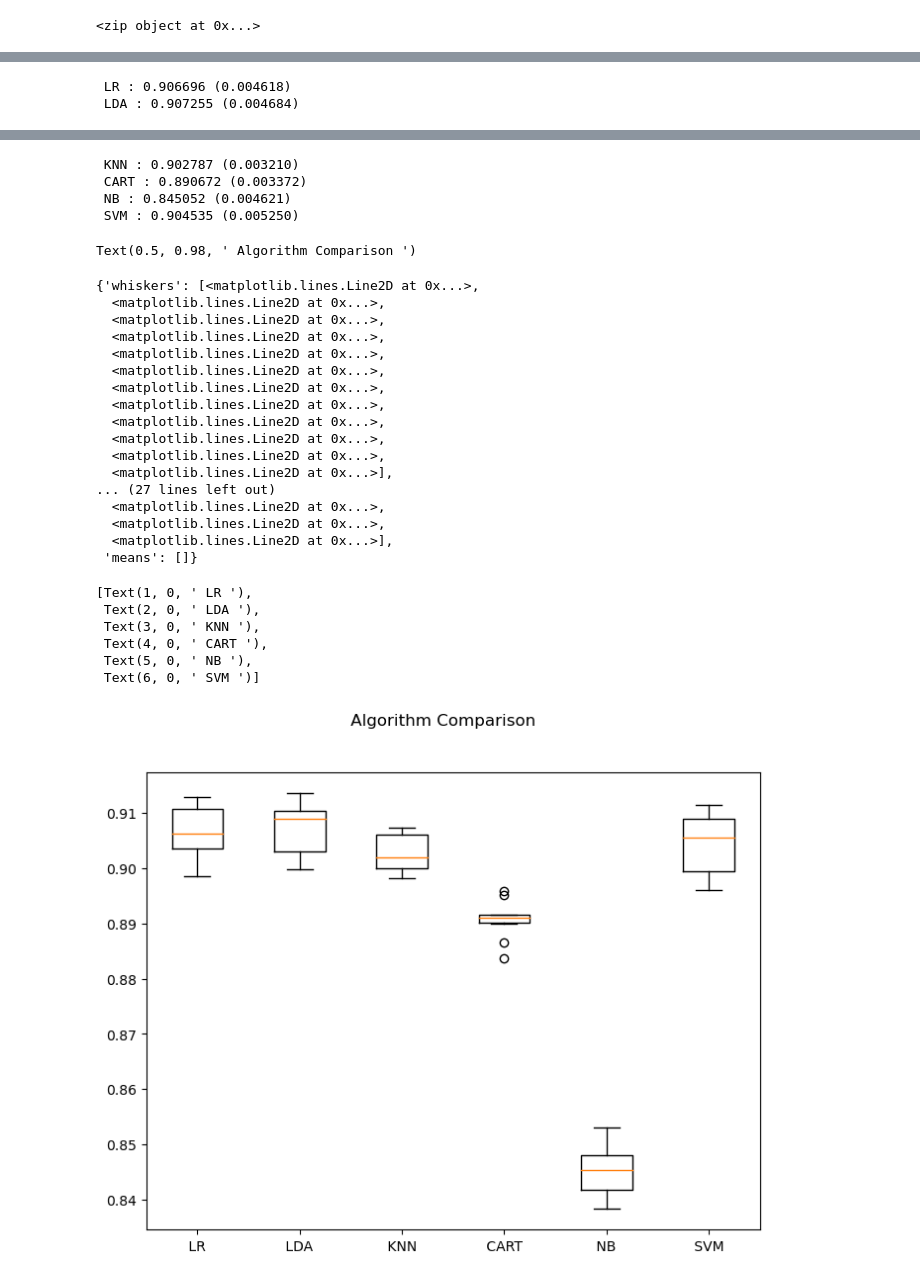
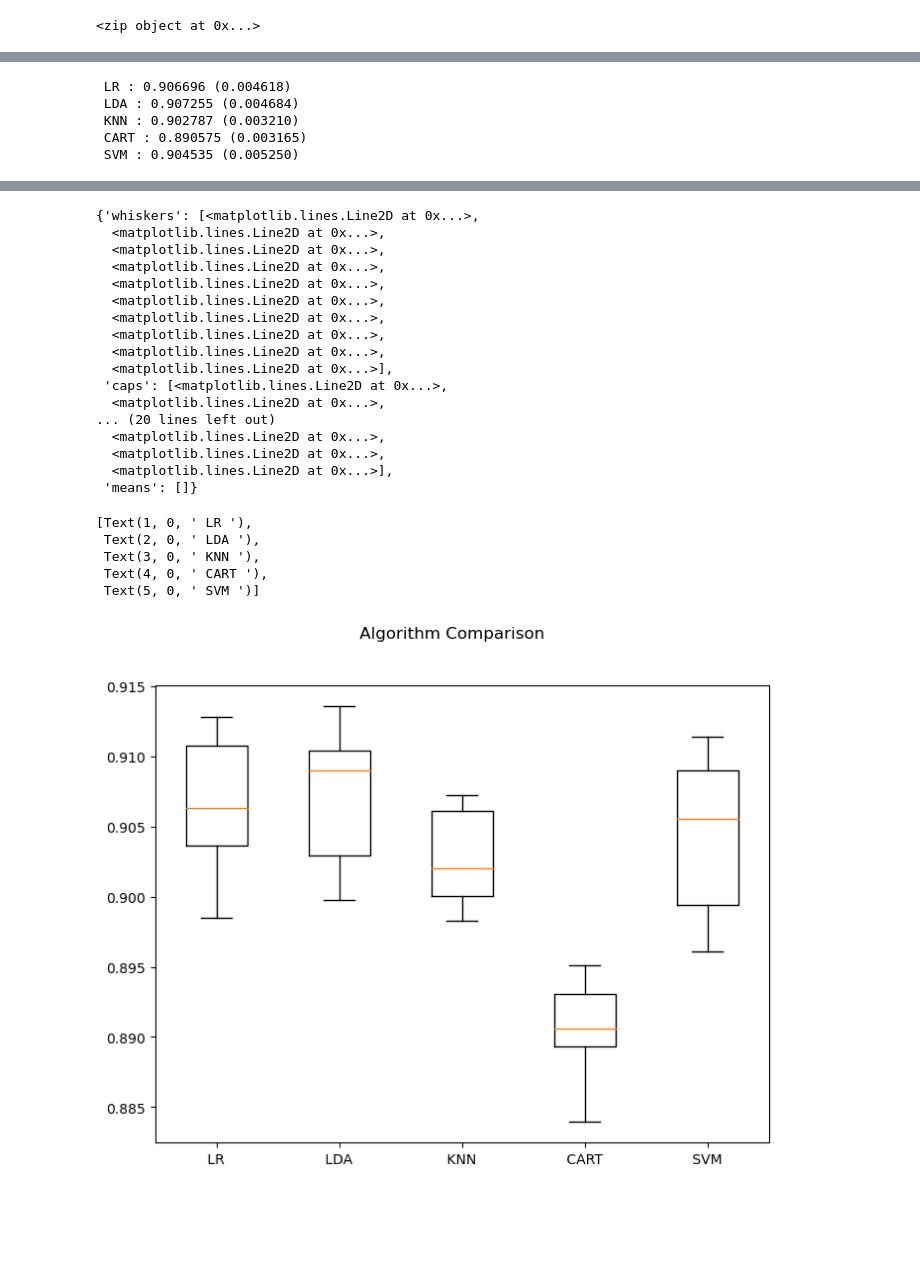
Before and after one commit to Zhanqiu-Guo/Bank_Marketing, a Jupyter notebook: EDA.ipynb, the cells around one changed output, grey strips where cells are left out. Saved outputs shown, nothing was run; the diff lists cells and outputs as text; code cells hidden in the pictures; blank space fills up the shorter version.

```diff
--- a/EDA.ipynb
+++ b/EDA.ipynb
@@ -9,6 +10,8 @@ from pylab import plot, show
 %matplotlib inline
 # %%
 df_bank=pd.read_csv('bank-additional-full.csv', sep=';')
+df_bank.rename(columns = {'emp.var.rate':'empvarrate', 'cons.price.idx':'conspriceidx',
+                           'cons.conf.idx':'consconfidx','nr.employed':'nremployed'}, inplace = True)
 df_bank.info()
 # %% [output]
 <class 'pandas.core.frame.DataFrame'>
@@ -154,8 +166,8 @@ plt.show()
 #Consider some important features
 features_columns=['job','education', 'default', 'housing', 'loan',
            'month', 'day_of_week', 'duration', 'pdays',
-       'previous', 'poutcome', 'emp.var.rate', 'cons.price.idx',
-       'cons.conf.idx', 'euribor3m','y']
+       'previous', 'poutcome', 'empvarrate', 'conspriceidx',
+       'consconfidx', 'euribor3m','y']
 # %%
 #importing the packeges
 from IPython.core.interactiveshell import InteractiveShell     #An enhanced, interactive shell for Python
@@ -211,7 +223,7 @@ X = features_columns_df.iloc[:,0:15]
 Y = features_columns_df.iloc[:,15]
 # split data into train and test sets
 seed = 7
-test_size = 0.33
+test_size = 0.02
 X_train, X_test, y_train, y_test = train_test_split(X, Y, test_size=test_size, random_state=seed)
 rf = RandomForestClassifier(random_state = 42)  # random_state is the seed used by the random number generator
 #fitting the model
@@ -295,7 +307,6 @@ models.append(( ' LR ' , LogisticRegression()))
 models.append(( ' LDA ' , LinearDiscriminantAnalysis()))
 models.append(( ' KNN ' , KNeighborsClassifier()))
 models.append(( ' CART ' , DecisionTreeClassifier()))
-models.append(( ' NB ' , GaussianNB()))
 models.append(( ' SVM ' , SVC()))
 # evaluate each model in turn
 results = []
@@ -335,3 +346,6 @@ Please also refer to the documentation for alternative solver options:
     https://scikit-learn.org/stable/modules/linear_model.html#logistic-regression
  LR : 0.906696 (0.004618)
  LDA : 0.907255 (0.004684)
+ KNN : 0.902787 (0.003210)
+ CART : 0.890575 (0.003165)
+ SVM : 0.904535 (0.005250)
@@ -355,29 +353,23 @@ Unlike other reduction functions (e.g. `skew`, `kurtosis`), the default behavior
- KNN : 0.902787 (0.003210)
- CART : 0.890672 (0.003372)
- NB : 0.845052 (0.004621)
- SVM : 0.904535 (0.005250)
+{'whiskers': [<matplotlib.lines.Line2D at 0x...>,
+  <matplotlib.lines.Line2D at 0x...>,
+  <matplotlib.lines.Line2D at 0x...>,
+  <matplotlib.lines.Line2D at 0x...>,
+  <matplotlib.lines.Line2D at 0x...>,
+  <matplotlib.lines.Line2D at 0x...>,
+  <matplotlib.lines.Line2D at 0x...>,
+  <matplotlib.lines.Line2D at 0x...>,
+  <matplotlib.lines.Line2D at 0x...>,
+  <matplotlib.lines.Line2D at 0x...>],
+ 'caps': [<matplotlib.lines.Line2D at 0x...>,
+  <matplotlib.lines.Line2D at 0x...>,
+... (20 lines left out)
+  <matplotlib.lines.Line2D at 0x...>,
+  <matplotlib.lines.Line2D at 0x...>,
+  <matplotlib.lines.Line2D at 0x...>],
+ 'means': []}
-Text(0.5, 0.98, ' Algorithm Comparison ')
+[Text(1, 0, ' LR '),
+ Text(2, 0, ' LDA '),
+ Text(3, 0, ' KNN '),
+ Text(4, 0, ' CART '),
+ Text(5, 0, ' SVM ')]
-{'whiskers': [<matplotlib.lines.Line2D at 0x...>,
-  <matplotlib.lines.Line2D at 0x...>,
-  <matplotlib.lines.Line2D at 0x...>,
-  <matplotlib.lines.Line2D at 0x...>,
-  <matplotlib.lines.Line2D at 0x...>,
-  <matplotlib.lines.Line2D at 0x...>,
-  <matplotlib.lines.Line2D at 0x...>,
-  <matplotlib.lines.Line2D at 0x...>,
-  <matplotlib.lines.Line2D at 0x...>,
-  <matplotlib.lines.Line2D at 0x...>,
-  <matplotlib.lines.Line2D at 0x...>,
-  <matplotlib.lines.Line2D at 0x...>],
-... (27 lines left out)
-  <matplotlib.lines.Line2D at 0x...>,
-  <matplotlib.lines.Line2D at 0x...>,
-  <matplotlib.lines.Line2D at 0x...>],
- 'means': []}
-[Text(1, 0, ' LR '),
- Text(2, 0, ' LDA '),
- Text(3, 0, ' KNN '),
- Text(4, 0, ' CART '),
- Text(5, 0, ' NB '),
- Text(6, 0, ' SVM ')]
-[figure, old version]
+[figure, new version]
```
Also changed, not shown: parts of 17 cells of this notebook, 7 other files.
